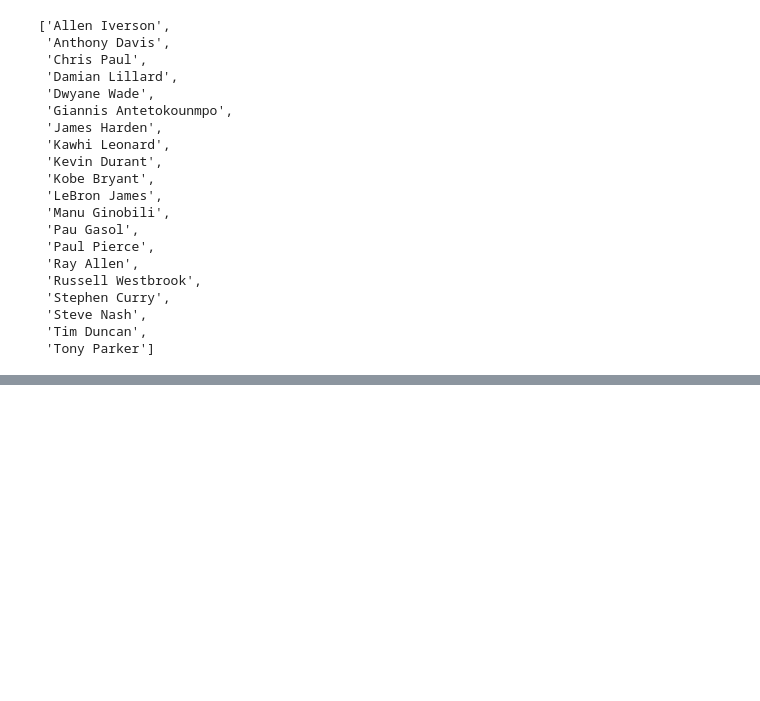
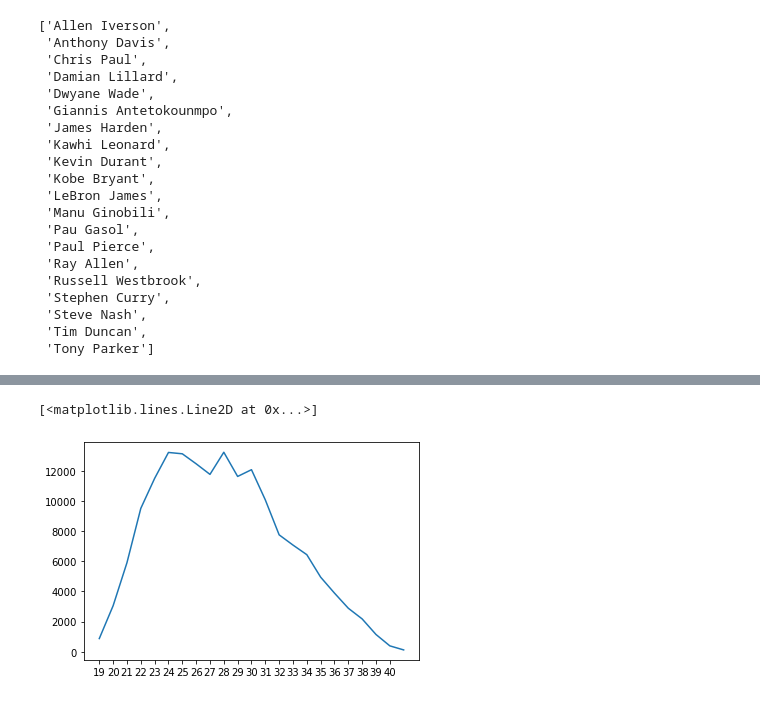
Before and after one commit to simotony77/Data_Scientest, a Jupyter notebook: NBA_Project.ipynb, the cells around one changed output, grey strips where cells are left out. Cells and saved outputs as stored; diff of their text form; code cells hidden in the pictures; blank space fills up the shorter version.

```diff
--- a/NBA_Project.ipynb
+++ b/NBA_Project.ipynb
@@ -316,0 +319,2 @@ plt.bar(PlayerList, total_shots)
+# %%
+total_shots_age = joint_data.groupby(['Age_At_Game'])['Shot Made Flag'].sum()
@@ -316,0 +343,7 @@ plt.bar(PlayerList, total_shots)
+# %%
+x_ticks = np.arange(19, 41, 1)
+plt.xticks(x_ticks)
+plt.plot(total_shots_age)
+# %% [output]
+[<matplotlib.lines.Line2D at 0x...>]
+[figure, added]
```
Also changed, not shown: parts of 50 cells of this notebook.
